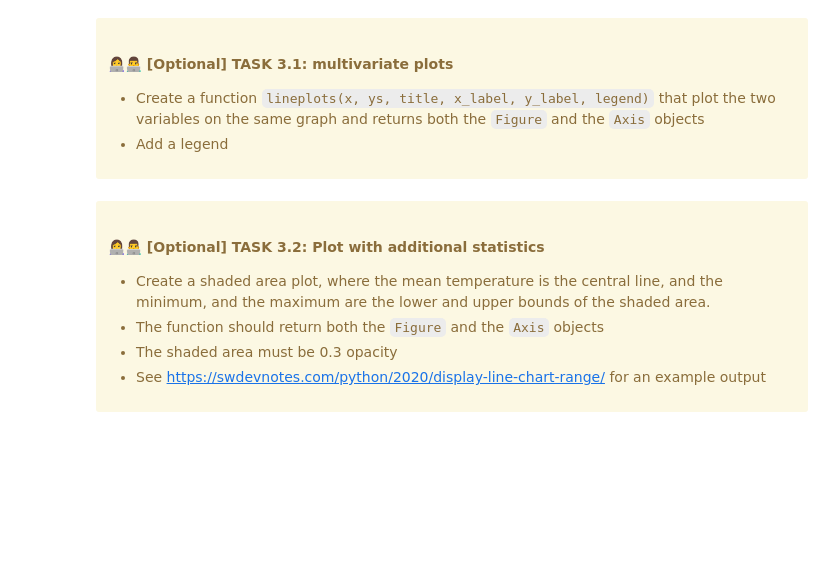
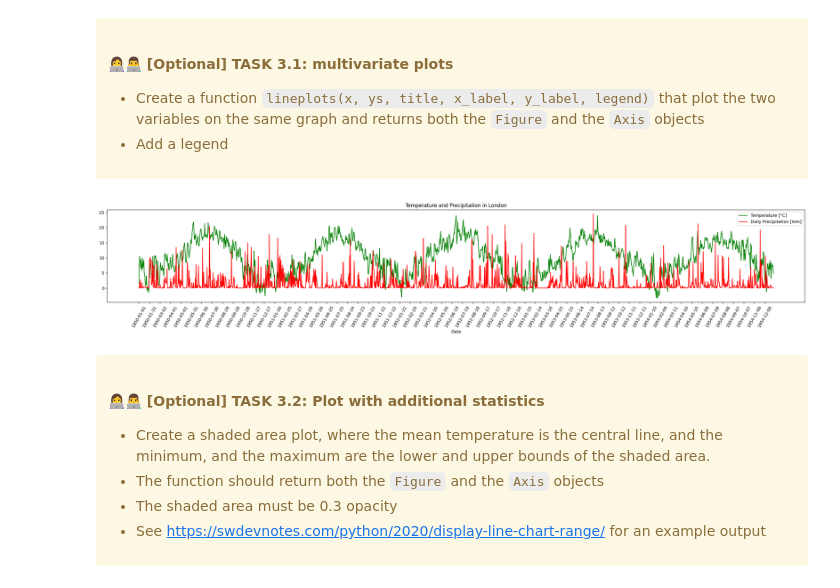
Before and after one commit to UCL-ELEC0136/3-data-processing-UCLdarianrodriguez, a Jupyter notebook: 3-data-processing.ipynb, the cells around one changed output. Drawn from its saved outputs; the diff is of its cells as text; code cells hidden in the pictures; blank space fills up the shorter version.

```diff
--- a/3-data-processing.ipynb
+++ b/3-data-processing.ipynb
@@ -179,21 +195,50 @@ ModuleNotFoundError: No module named 'matplotlib'
 * Add a legend
 </div>
 # %%
-def lineplots(x: ArrayLike, ys: List[ArrayLike], title: str, x_label: str, y_label: str, legend: List[str]) -> (plt.Figure, plt.Axes):
+def lineplots(x: ArrayLike, ys: List[ArrayLike], title: str, x_label: str, y_label: str, legend: List[str],plt_colors : list[str]) -> (plt.Figure, plt.Axes):
     """
     Creates a line plot for each list of data in the given list of data, title and labels.
 
     Args:
         x (ArrayLike): value of the data on the x-axis
         ys (List[ArrayLike]): list of values of the data on the y-axis
         title (str): title of the plot
         x_label (str): x-axis label
         y_label (str): y-axis label
         legend (List[str]): list of legend labels
+        plt_color(list[str]): line color list of the plot
     Returns:
         (plt.Figure, plt.Axes): matplotlib figure and axes objects
     """
-    # add your code here
+
+
+
+    # creating the plot
+    fig, ax = plt.subplots(1, figsize=(30, 4))
+
+    for i in range(len(ys)):
+        ax.plot(x,ys[i], color = plt_colors[i])
+
+    ax.set_xlabel(x_label)
+    ax.set_ylabel(y_label)
+    ax.set_title(title)
+
+
+    # configuring x axis ticks
+    ax.set_xticks(ticks= x[::30], labels = x[::30], rotation=60)
+
+    #Adding the legend
+    ax.legend(legend)
+
+    return fig,ax
+
+#Request the plot
+colors = ['green','red']
+legend = ["Temperature [°C]","Daily Precipitation [mm]"]
+y = [time_series['temperature_2m_mean'],time_series['precipitation_sum']]
+fig, ax = lineplots(x,y,"Temperature and Precipitation in London", "Date", "",legend,colors)
+# %% [output]
+[figure, added]
 # %% [markdown]
 <div class="alert alert-block alert-warning">
 <h4>👩‍💻👨‍💻 [Optional] TASK 3.2: Plot with additional statistics</h4>
```
Also changed, not shown: parts of 13 cells of this notebook.
